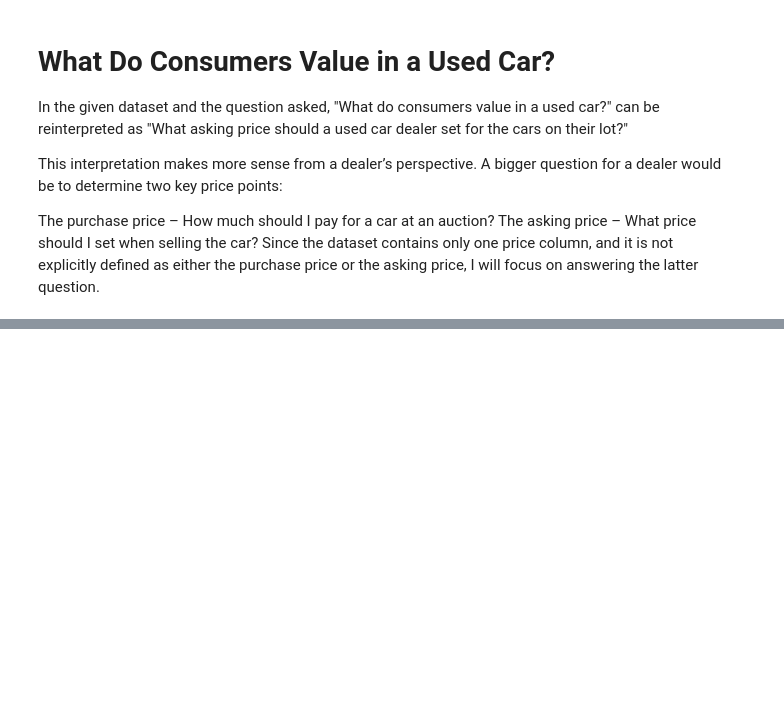
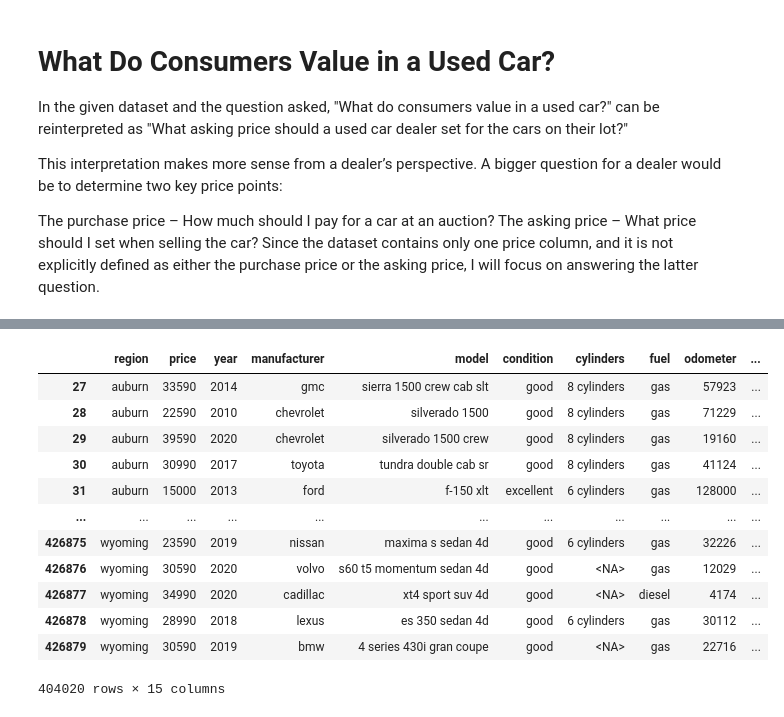
Before and after one commit to MRiDeb/Vehicles, a Jupyter notebook: prompt_II.ipynb, the cells around one changed output, grey strips where cells are left out. Saved outputs shown, nothing was run; the diff lists cells and outputs as text; code cells hidden in the pictures; blank space fills up the shorter version.

```diff
--- a/prompt_II.ipynb
+++ b/prompt_II.ipynb
@@ -95,0 +145,16 @@ Now that we've settled on our models and findings, it is time to deliver the inf
+# %%
+vehicle
+# %% [output]
+|  | region | price | year | manufacturer | model | condition | cylinders | fuel | odometer | ... |
+| 27 | auburn | 33590 | 2014 | gmc | sierra 1500 crew cab slt | good | 8 cylinders | gas | 57923 | ... |
+| 28 | auburn | 22590 | 2010 | chevrolet | silverado 1500 | good | 8 cylinders | gas | 71229 | ... |
+| 29 | auburn | 39590 | 2020 | chevrolet | silverado 1500 crew | good | 8 cylinders | gas | 19160 | ... |
+| 30 | auburn | 30990 | 2017 | toyota | tundra double cab sr | good | 8 cylinders | gas | 41124 | ... |
+| 31 | auburn | 15000 | 2013 | ford | f-150 xlt | excellent | 6 cylinders | gas | 128000 | ... |
+| ... | ... | ... | ... | ... | ... | ... | ... | ... | ... | ... |
+| 426875 | wyoming | 23590 | 2019 | nissan | maxima s sedan 4d | good | 6 cylinders | gas | 32226 | ... |
+| 426876 | wyoming | 30590 | 2020 | volvo | s60 t5 momentum sedan 4d | good | <NA> | gas | 12029 | ... |
+| 426877 | wyoming | 34990 | 2020 | cadillac | xt4 sport suv 4d | good | <NA> | diesel | 4174 | ... |
+| 426878 | wyoming | 28990 | 2018 | lexus | es 350 sedan 4d | good | 6 cylinders | gas | 30112 | ... |
+| 426879 | wyoming | 30590 | 2019 | bmw | 4 series 430i gran coupe | good | <NA> | gas | 22716 | ... |
+404020 rows × 15 columns
```
Also changed, not shown: parts of 34 cells of this notebook, 3 other files.
